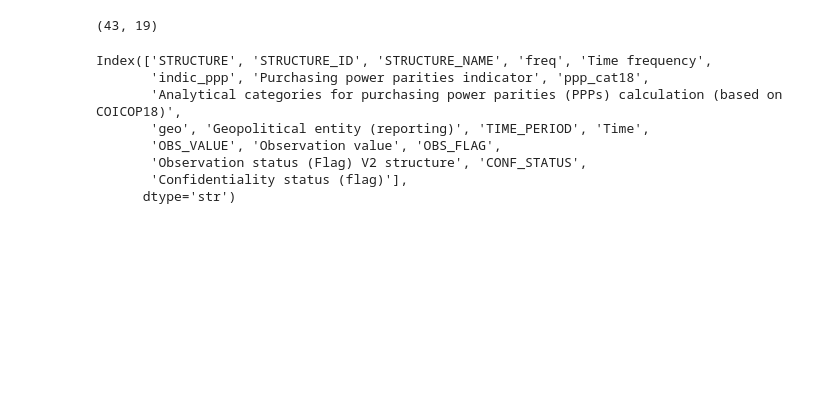
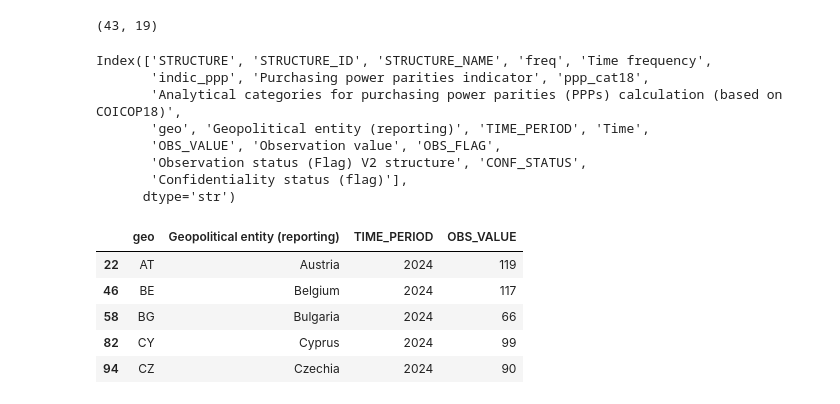
Before and after one commit to eljesam/DAV_Eljesa_Repeat, a Jupyter notebook: Notebooks/EQLI_analysis.ipynb, the cells around one changed output. Saved outputs shown, nothing was run; the diff lists cells and outputs as text; code cells hidden in the pictures; blank space fills up the shorter version.

Commit message:
cleaned up data

```diff
--- a/Notebooks/EQLI_analysis.ipynb
+++ b/Notebooks/EQLI_analysis.ipynb
@@ -130,3 +160,16 @@ Index(['STRUCTURE', 'STRUCTURE_ID', 'STRUCTURE_NAME', 'freq', 'Time frequency',
        'Observation status (Flag) V2 structure', 'CONF_STATUS',
        'Confidentiality status (flag)'],
       dtype='str')
+# %%
+gdp_clean = gdp_eu27[
+    ["geo", "Geopolitical entity (reporting)", "TIME_PERIOD", "OBS_VALUE"]
+].copy()
+
+gdp_clean.head()
+# %% [output]
+|  | geo | Geopolitical entity (reporting) | TIME_PERIOD | OBS_VALUE |
+| 22 | AT | Austria | 2024 | 119 |
+| 46 | BE | Belgium | 2024 | 117 |
+| 58 | BG | Bulgaria | 2024 | 66 |
+| 82 | CY | Cyprus | 2024 | 99 |
+| 94 | CZ | Czechia | 2024 | 90 |
```
Also changed, not shown: parts of 9 cells of this notebook, 1 other file.
